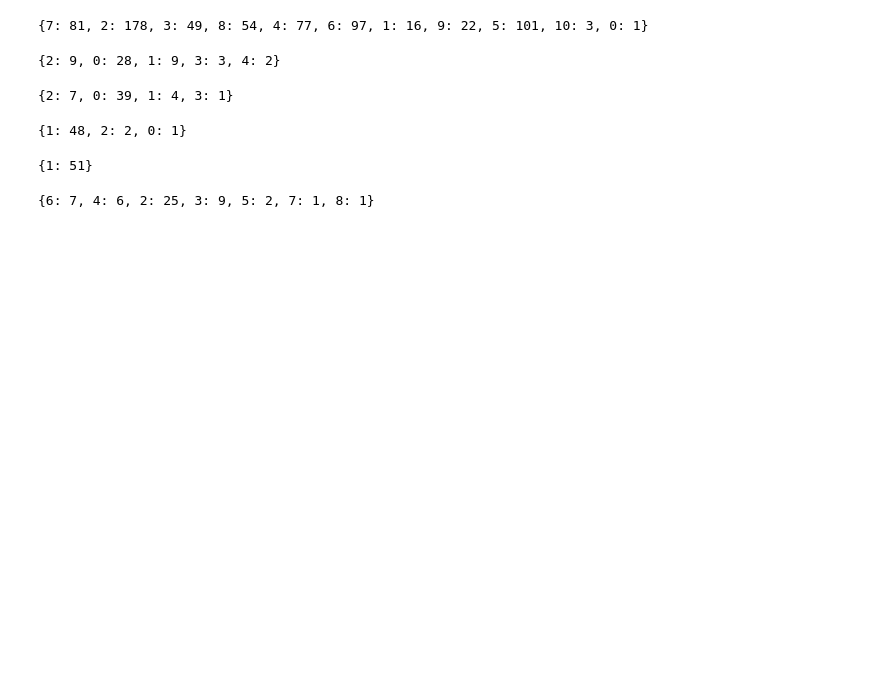
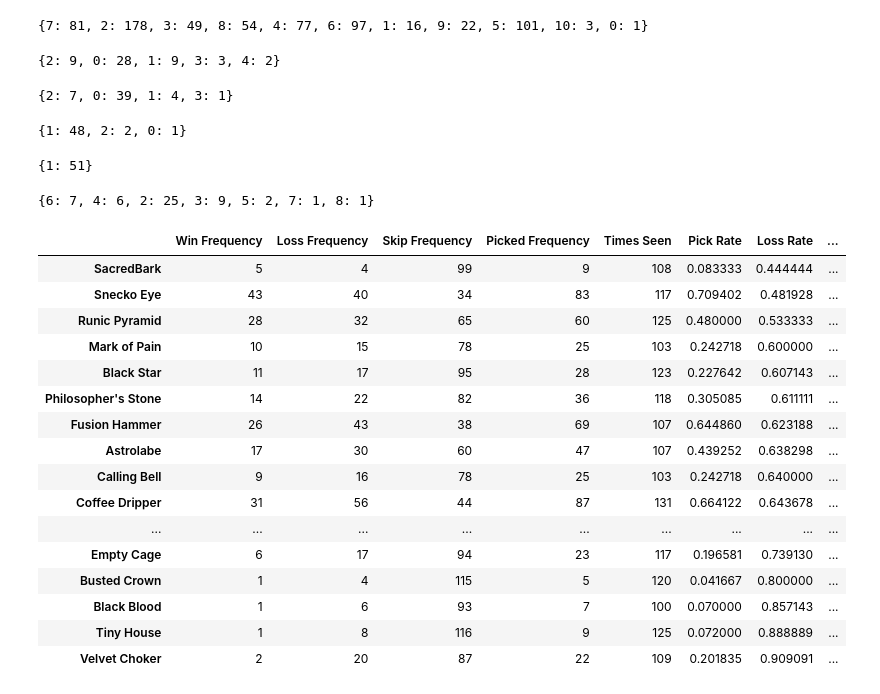
Before and after one commit to yuelongzheng/SlayTheSpire, a Jupyter notebook: Analysis.ipynb, the cells around one changed output. Cells and saved outputs as stored; diff of their text form; code cells hidden in the pictures; blank space fills up the shorter version.

Commit message:
Boss Relic Stats

```diff
--- a/Analysis.ipynb
+++ b/Analysis.ipynb
@@ -1510,3 +1510,63 @@ vig_count
 watcher_total_basic
 # %% [output]
 {6: 7, 4: 6, 2: 25, 3: 9, 5: 2, 7: 1, 8: 1}
+# %%
+boss_relic_df = df[['boss_relics', 'character_chosen', 'floor_reached']]
+boss_relic_df
+
+def boss_relic_win_rate(some_char):
+    if some_char == 'IRONCLAD':
+        char_runs = boss_relic_df['character_chosen'] == 'IRONCLAD'
+    elif some_char == 'THE_SILENT':
+        char_runs = boss_relic_df['character_chosen'] == 'THE_SILENT'
+    elif some_char == 'DEFECT':
+        char_runs = boss_relic_df['character_chosen'] == 'DEFECT'
+    else:
+        char_runs = boss_relic_df['character_chosen'] == 'WATCHER'
+    run = boss_relic_df[char_runs]
+    win = {}
+    loss = {}
+    skipped = {}
+    for index, row in run.iterrows():
+        for dict in row['boss_relics']:
+            for relic in dict['not_picked']:
+                skipped[relic] = skipped.get(relic, 0) + 1
+
+            if row['floor_reached'] == 57 and 'picked' in dict:
+                win[dict['picked']] = win.get(dict['picked'], 0) + 1
+            elif row['floor_reached'] != 57 and 'picked' in dict:
+                loss[dict['picked']] = loss.get(dict['picked'], 0) + 1
+    winning_df = pd.DataFrame.from_dict(win, orient = 'index', columns=['Win Frequency'])
+    losing_df = pd.DataFrame.from_dict(loss, orient = 'index', columns=['Loss Frequency'])
+    skipped_df = pd.DataFrame.from_dict(skipped, orient = 'index', columns=['Skip Frequency'])
+    win_loss_df = pd.merge(winning_df, losing_df, left_index= True, right_index= True, how = 'outer')
+    total_df = pd.merge(win_loss_df, skipped_df, left_index= True, right_index= True, how = 'outer')
+    total_df = total_df.fillna(0)
+    total_df['Picked Frequency'] = total_df['Win Frequency'] + total_df['Loss Frequency']
+    total_df['Times Seen'] = total_df['Picked Frequency']  + total_df['Skip Frequency']
+    total_df['Pick Rate'] = total_df['Picked Frequency'] / total_df['Times Seen']
+    total_df['Loss Rate'] = total_df['Loss Frequency'] / total_df['Picked Frequency']
+    total_df['Win Rate'] = total_df['Win Frequency'] / total_df['Picked Frequency']
+    total_df = total_df.sort_values(by=['Win Rate', 'Loss Rate', 'Pick Rate'], ascending=False)
+    return total_df
+# %%
+ironclad_boss_relic_df = boss_relic_win_rate("IRONCLAD")
+ironclad_boss_relic_df
+# %% [output]
+|  | Win Frequency | Loss Frequency | Skip Frequency | Picked Frequency | Times Seen | Pick Rate | Loss Rate | ... |
+| SacredBark | 5 | 4 | 99 | 9 | 108 | 0.083333 | 0.444444 | ... |
+| Snecko Eye | 43 | 40 | 34 | 83 | 117 | 0.709402 | 0.481928 | ... |
+| Runic Pyramid | 28 | 32 | 65 | 60 | 125 | 0.480000 | 0.533333 | ... |
+| Mark of Pain | 10 | 15 | 78 | 25 | 103 | 0.242718 | 0.600000 | ... |
+| Black Star | 11 | 17 | 95 | 28 | 123 | 0.227642 | 0.607143 | ... |
+| Philosopher's Stone | 14 | 22 | 82 | 36 | 118 | 0.305085 | 0.611111 | ... |
+| Fusion Hammer | 26 | 43 | 38 | 69 | 107 | 0.644860 | 0.623188 | ... |
+| Astrolabe | 17 | 30 | 60 | 47 | 107 | 0.439252 | 0.638298 | ... |
+| Calling Bell | 9 | 16 | 78 | 25 | 103 | 0.242718 | 0.640000 | ... |
+| Coffee Dripper | 31 | 56 | 44 | 87 | 131 | 0.664122 | 0.643678 | ... |
+| ... | ... | ... | ... | ... | ... | ... | ... | ... |
+| Empty Cage | 6 | 17 | 94 | 23 | 117 | 0.196581 | 0.739130 | ... |
+| Busted Crown | 1 | 4 | 115 | 5 | 120 | 0.041667 | 0.800000 | ... |
+| Black Blood | 1 | 6 | 93 | 7 | 100 | 0.070000 | 0.857143 | ... |
+| Tiny House | 1 | 8 | 116 | 9 | 125 | 0.072000 | 0.888889 | ... |
+| Velvet Choker | 2 | 20 | 87 | 22 | 109 | 0.201835 | 0.909091 | ... |
```
Also changed, not shown: parts of 4 cells of this notebook.
